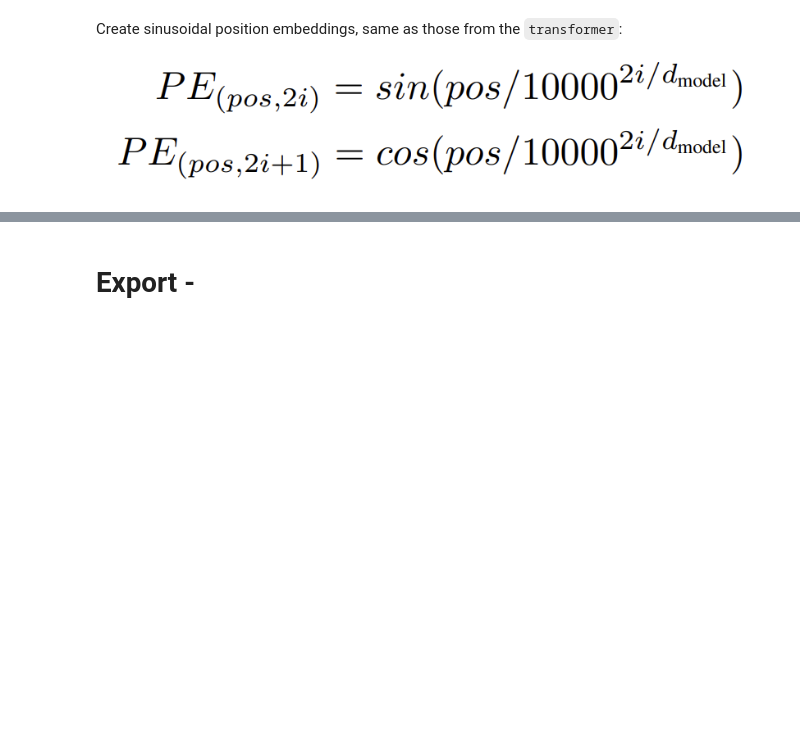
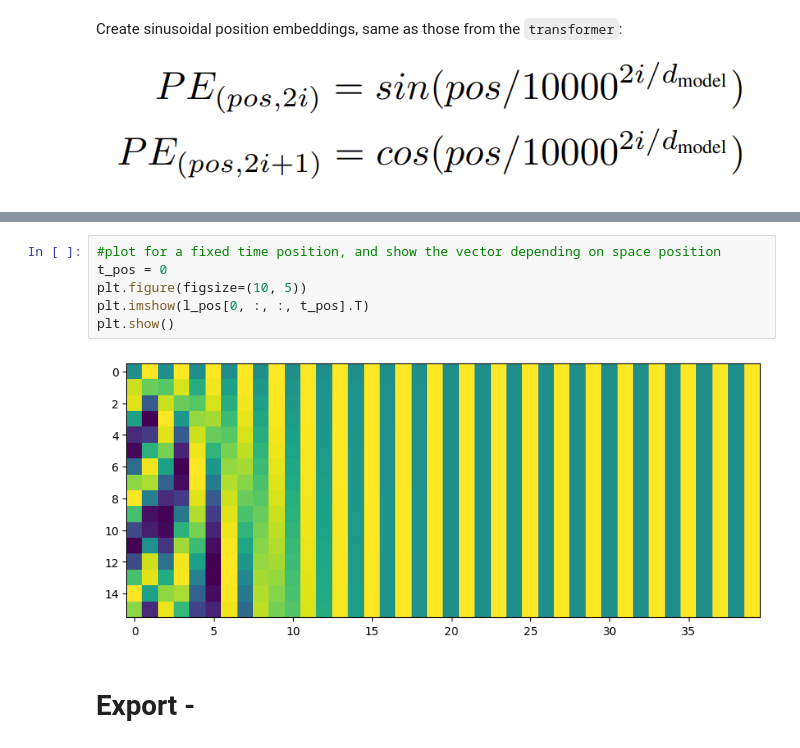
Before and after one commit to FlorianFuerrutter/genQC, a Jupyter notebook: src/models/layers.ipynb, the cells around one changed output, grey strips where cells are left out. Saved outputs shown, nothing was run; the diff lists cells and outputs as text; blank space fills up the shorter version.

```diff
--- a/src/models/layers.ipynb
+++ b/src/models/layers.ipynb
@@ -287,3 +302,11 @@ torch.Size([4, 3, 4])
+# %%
+#plot for a fixed time position, and show the vector depending on space position
+t_pos = 0
+plt.figure(figsize=(10, 5))
+plt.imshow(l_pos[0, :, :, t_pos].T)
+plt.show()
+# %% [output]
+[figure, added]
 # %% [markdown]
 # Export -
 # %%
```
Also changed, not shown: parts of 12 cells of this notebook, 7 other files.
